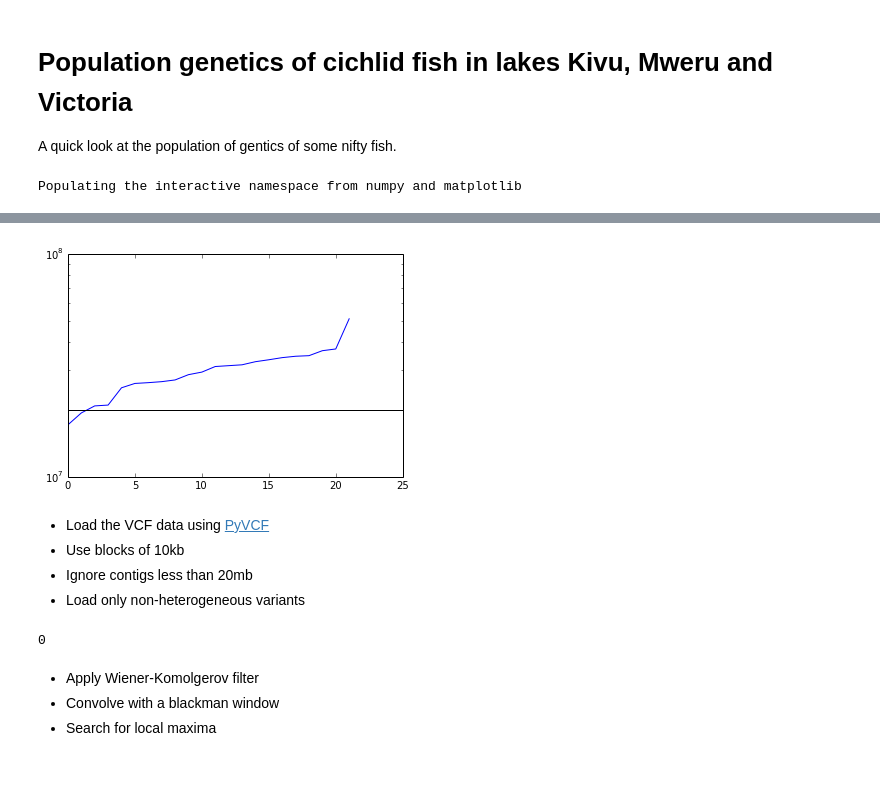
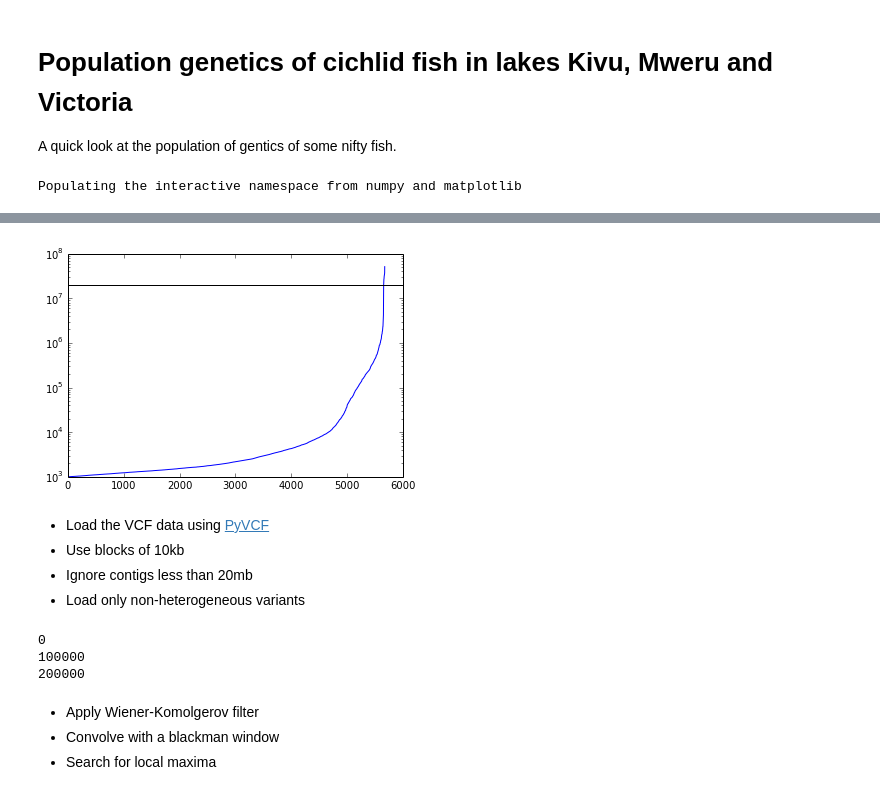
Before and after one commit to dodtlim/ulakes, a Jupyter notebook: ulakes.ipynb, the cells around one changed output, grey strips where cells are left out. Cells and saved outputs as stored; diff of their text form; code cells hidden in the pictures.

```diff
--- a/ulakes.ipynb
+++ b/ulakes.ipynb
@@ -9,8 +9,9 @@ import vcf
 block_size = 10000
 size_cut   = 2e7
 
-#vcf_reader = vcf.Reader(open('/home/russell/fish/talapia/cichlid.wgs.vcf', 'rb'))
-vcf_reader = vcf.Reader(open('SNPs_only.kivu_hom.vcf.gz', 'rb'))
+vcf_reader = vcf.Reader(open('/home/russell/fish/talapia/cichlid.wgs.vcf', 'rb'))
+#vcf_reader = vcf.Reader(open('SNPs_only.kivu_hom.vcf.gz', 'rb'))
+#vcf_reader = vcf.Reader(open('SNPs_only.mweru_hom.vcf.gz', 'rb'))
 
 contig_lengths = {}
 for contig in vcf_reader.contigs :
@@ -27,7 +28,8 @@ for name in vcf_reader.samples :
     mycontigs = {}
     for contig in vcf_reader.contigs :
         if contig_lengths[contig] > size_cut :
-            bigcontigs.append(contig)
+            if not bigcontigs.__contains__(contig) :
+                bigcontigs.append(contig)
             mycontigs[contig] = { 'length' : length, 'snps' : zeros(contig_lengths[contig]/block_size+1) }
     mysamples[name] = mycontigs
 # %% [output]
@@ -36,5 +38,5 @@ WARNING: pylab import has clobbered these variables: ['blackman', 'convolve']
 `%matplotlib` prevents importing * from pylab and numpy
-[figure, old version]
+[figure, new version]
 # %% [markdown]
 * Load the VCF data using [PyVCF](https://github.com/jdoughertyii/PyVCF)
 * Use blocks of 10kb
@@ -43,13 +45,15 @@ WARNING: pylab import has clobbered these variables: ['blackman', 'convolve']
 # %%
 for n,obs in enumerate(vcf_reader) :
     if n%100000 == 0 : print n
-    #if n == 10000 : break
+    if n == 200000 : break
     if not bigcontigs.__contains__(obs.CHROM) : continue
     if obs.is_indel : continue
     for s in obs.samples :
-        if s.is_variant and s.called and not s.is_het :
+        if s.is_variant and s.called and s. and not s.is_het :
             #print sample.sample, sample.site.QUAL, sample.site.POS
             mysamples[s.sample][obs.CHROM]['snps'][s.site.POS/block_size] \
                 = mysamples[s.sample][obs.CHROM]['snps'][s.site.POS/block_size] + 1
 # %% [output]
 0
+100000
+200000
```
Also changed, not shown: parts of 9 cells of this notebook, 1 other file.
